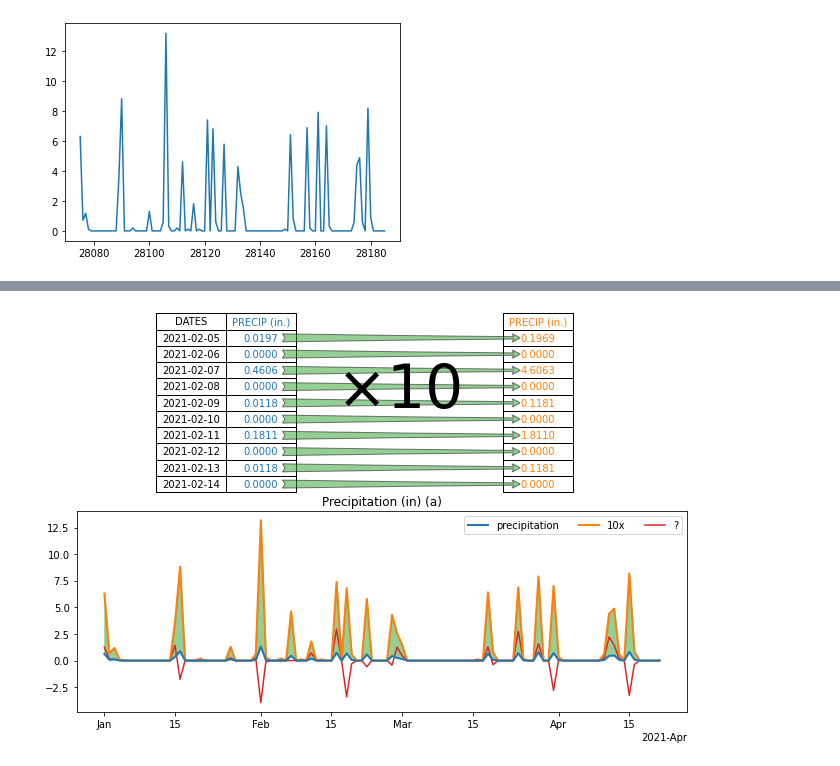
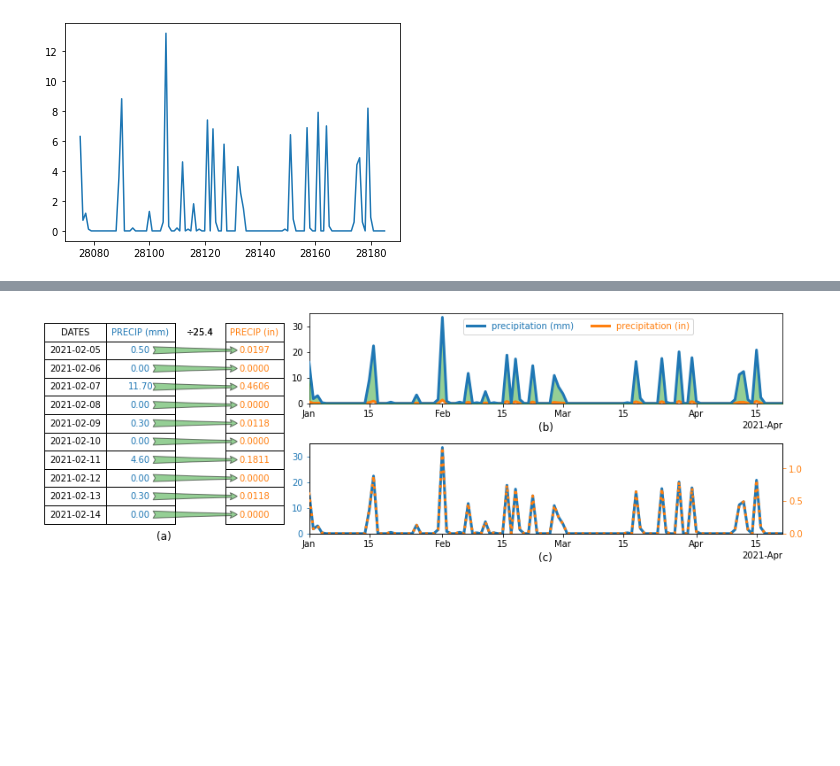
Before and after one commit to story645/proposal, a Jupyter notebook: figures/viz_equivariance.ipynb, the cells around one changed output, grey strips where cells are left out. Drawn from its saved outputs; the diff is of its cells as text; code cells hidden in the pictures; blank space fills up the shorter version.

```diff
--- a/figures/viz_equivariance.ipynb
+++ b/figures/viz_equivariance.ipynb
@@ -45,7 +45,7 @@ ny = ny_all[ny_all['NAME'].isin(ip.cdict.keys())].copy()
 
 ny['DATES'] = pd.to_datetime(ny['DATE'])
 # %%
-nyjfk = ny[ny['NAME'].str.contains('JFK')].fillna(0)[['DATES', 'PRCPI']]
+nyjfk = ny[ny['NAME'].str.contains('JFK')].fillna(0)[['DATES', 'PRCPI', 'PRCP']]
 # %%
 nyjfk['PRCPI2'] = nyjfk['PRCPI']*10
 # %%
@@ -53,6 +53,8 @@ nyjfk['PRCPI2'].plot()
 # %% [output]
 <AxesSubplot:>
 [figure]
+# %%
+nyjfk['PRCPMM'] = nyjfk['PRCP']/10
 # %%
 dfs = nyjfk[(nyjfk['DATES']>'2021-02-04') & (nyjfk['DATES']<'2021-02-15')]
 dfs
@@ -71,7 +73,6 @@ dfs
 # %%
-dfs['L1'] = dfs['PRCPI'].apply(lambda x: f"{x:1.4f}")
-dfs['L2'] = dfs['PRCPI2'].apply(lambda x: f"{x:1.4f}")
-dfs
+dfs['L1'] = dfs['PRCPMM'].apply(lambda x: f"{x:1.2f}")
+dfs['L2'] = dfs['PRCPI'].apply(lambda x: f"{x:1.4f}")
 # %% [output]
 A value is trying to be set on a copy of a slice from a DataFrame.
 Try using .loc[row_indexer,col_indexer] = value instead
@@ -97,45 +87,60 @@ See the caveats in the documentation: https://pandas.pydata.org/pandas-docs/stab
-# %%
-nyjfk['PRCPI3'] = nyjfk['PRCPI'] * np.random.randint(-5,6, len(nyjfk))
 # %%
 gridspec_kw={'height_ratios':[1,3]}
-fig, axd = plt.subplot_mosaic([['tab1','tab2'], ['time','time']],
-                              constrained_layout=True, gridspec_kw=gridspec_kw,
-                              figsize=(9,6))
+fig, axd = plt.subplot_mosaic([['table','time'], ['table', 'twin']],
+                              constrained_layout=True,
+                              gridspec_kw={'width_ratios':[1,2]},
+                              figsize=(12,4))
 #gridspec_kw={'width_ratios':}
 
 ocolor = 'tab:blue'
 scolor = 'tab:orange'
 gcolor = 'tab:green'
-table_1 = ip.plot_table(axd['tab1'], dfs[['DATES', 'L1']], ['k', ocolor], textcolor=None)
-table_2 = ip.plot_table(axd['tab2'], dfs[['L2']], [scolor], textcolor=None)
+table = ip.plot_table(axd['table'], dfs[['DATES', 'L1', 'PRCPI', 'L2']], ['k', ocolor, 'white', scolor], textcolor=None)
+#table_2 = ip.plot_table(axd['tab2'], dfs[['L2']], [scolor], textcolor=None)
 fig.canvas.draw()
-table_1[(0,1)].get_text().set_text('PRECIP (in.)')
-table_2[(0,0)].get_text().set_text('PRECIP (in.)')
+table[(0,1)].get_text().set_text('PRECIP (mm)')
+table[(0,3)].get_text().set_text('PRECIP (in)')
 
-axd['time'].plot('DATES', 'PRCPI', data=nyjfk, color=ocolor, zorder=10, lw=2, label='precipitation')
-axd['time'].plot('DATES', 'PRCPI2', data=nyjfk, color=scolor, zorder=9, lw=2, label='10x')
-axd['time'].xaxis.set_major_formatter(mdates.ConciseDateFormatter(mdates.MonthLocator()))
-axd['time'].set_title("Precipitation (in) (a)")
+axt = axd['twin'].twinx()
+for n in ['time', 'twin']:
+    axd[n].plot('DATES', 'PRCPMM', data=nyjfk, color=ocolor, zorder=10, lw=3, label='precipitation (mm)')
+for ax, ls in [(axd['time'], '-'), (axt, ':')]:
+    ax.plot('DATES', 'PRCPI', data=nyjfk, color=scolor, zorder=9, lw=3, label='precipitation (in)',
+            linestyle=ls)
+
+for ax in [axt, axd['twin'], axd['time']]:
+    ax.xaxis.set_major_formatter(mdates.ConciseDateFormatter(mdates.MonthLocator()))
+    ax.set_xlim(nyjfk['DATES'].min(), nyjfk['DATES'].max())
+    ax.set_ylim(0)
+
 
 galpha = .5
 
-axd['time'].fill_between('DATES','PRCPI', 'PRCPI2', data=nyjfk, color=gcolor, alpha=galpha, zorder=5)
-axd['time'].plot('DATES', 'PRCPI3', data=nyjfk, color='tab:red', zorder=8, label='?')
+axd['time'].fill_between('DATES','PRCPI', 'PRCPMM', data=nyjfk, color=gcolor, alpha=galpha, zorder=5)
+
+table[0,2].visible_edges = 'vertical'
+table[0,2].get_text().set_text("÷25.4") #25.4#÷10 * 0.039370
+table[0,2].get_text().set_color('black')
 for i in range(1,len(dfs)+1):
-    x1, y1 = ip.source_cell(table_1[i,1], ocolor, xr=1.1)
-    x2, y2 = ip.source_cell(table_2[i,0], scolor, xr=.05)
+    table[i,2].visible_edges = 'vertical'
+    x1, y1 = ip.source_cell(table[i,1], ocolor, xr=.55)
+    x2, y2 = ip.source_cell(table[i,3], scolor, xr=.65)
 
-    arrow = mpatches.ConnectionPatch(xyA=(x1, y1), coordsA=axd['tab1'].transData,
-                                     xyB=(x2, y2), coordsB=axd['tab2'].transData,
+    arrow = mpatches.ConnectionPatch(xyA=(x1, y1), coordsA=axd['table'].transData,
+                                     xyB=(x2, y2), coordsB=axd['table'].transData,
                                      arrowstyle="fancy", mutation_scale=20,
                                      facecolor=gcolor, edgecolor='black', alpha=galpha)
     fig.add_artist(arrow)
 
 
-
-
-axd['time'].legend(ncol=3)
-fig.text(.55, .82, r"$\times 10$", ha='center', va='center', fontsize=60)
+axd['time'].xaxis.set_label_position('bottom')
+axd['time'].yaxis.set_label_position('right')
+axd['time'].set_xlabel("(b)", fontsize='large')
+axd['twin'].set_xlabel("(c)", fontsize='large')
+axd['table'].set_title("(a)", y=-.05, fontsize='large')
+axd['twin'].tick_params('y', color=ocolor, labelcolor=ocolor)
+axt.tick_params('y', color=scolor, labelcolor=scolor)
+axd['time'].legend(ncol=2, bbox_to_anchor=(.82, .99), labelcolor='linecolor')
 fig.savefig(proposal_path/"equivariant.png", dpi = 200)
 # %% [output]
-[figure, old version]
+[figure, new version]
```
Also changed, not shown: parts of 4 cells of this notebook, 10 other files.
